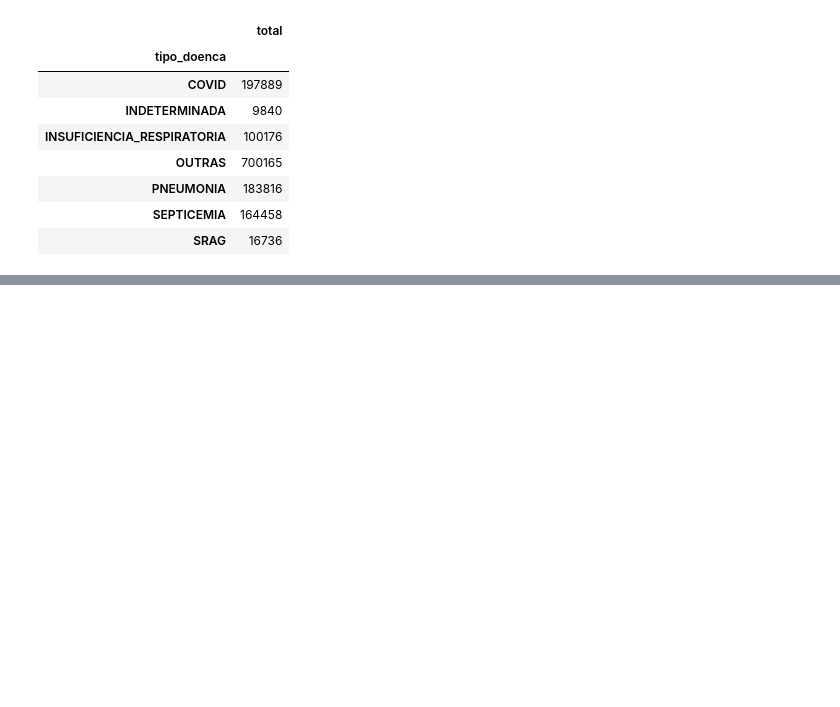
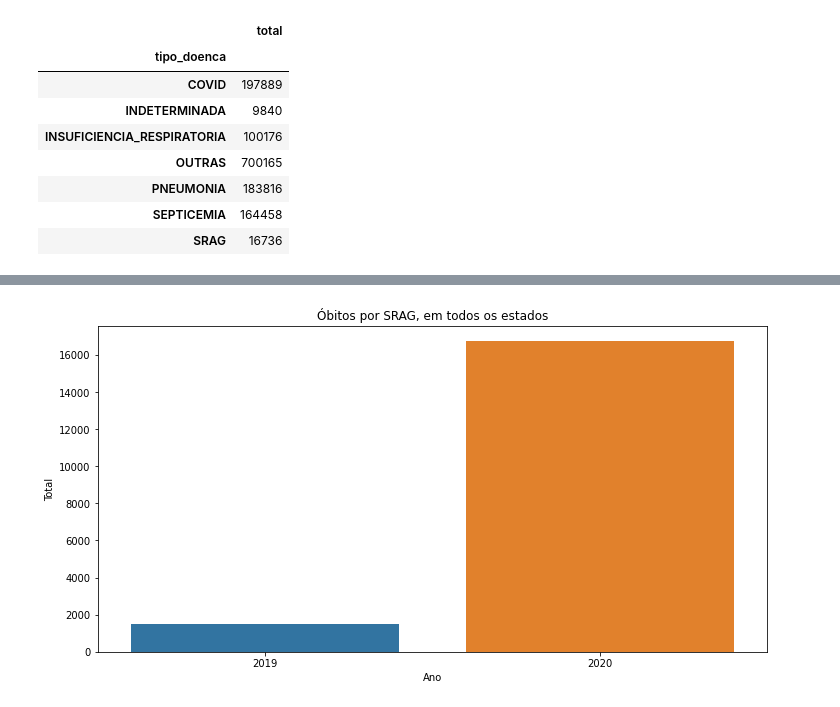
Before and after one commit to ricardopeloi/analise_covid, a Jupyter notebook: notebooks/analise_obitos_covid.ipynb, the cells around one changed output, grey strips where cells are left out. Cells and saved outputs as stored; diff of their text form; code cells hidden in the pictures; blank space fills up the shorter version.

```diff
--- a/notebooks/analise_obitos_covid.ipynb
+++ b/notebooks/analise_obitos_covid.ipynb
@@ -87,0 +111,4 @@ graficoComparativo(dados2019.groupby("tipo_doenca").sum(), dados2020.groupby("ti
+# %%
+graficoComparativo(dados2019, dados2020, causa = "SRAG");
+# %% [output]
+[figure, added]
```
Also changed, not shown: parts of 3 cells of this notebook, 1 other file.
